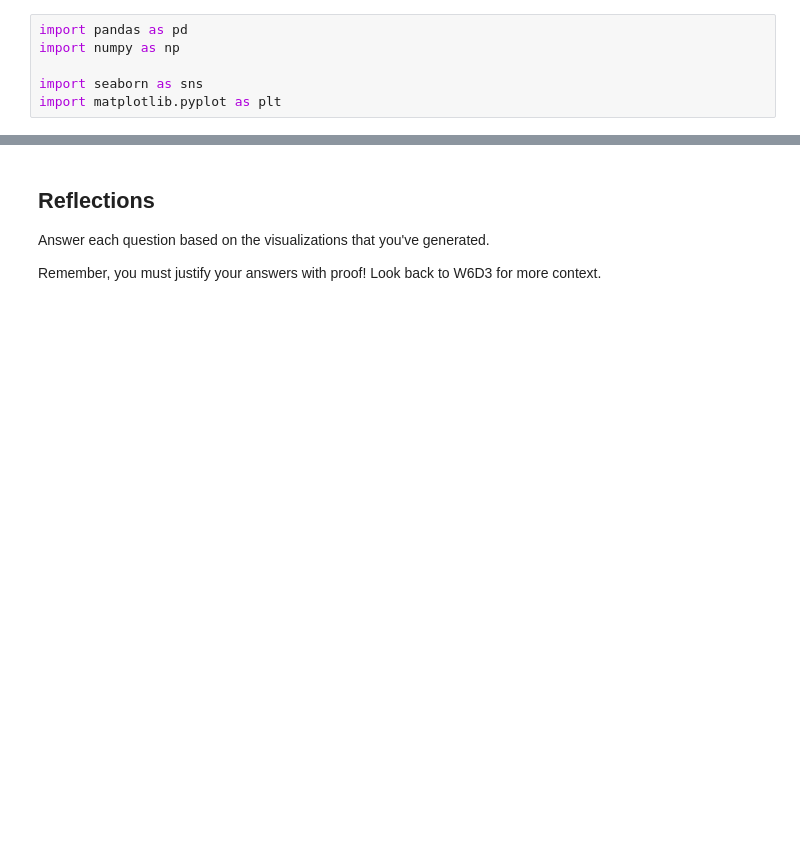
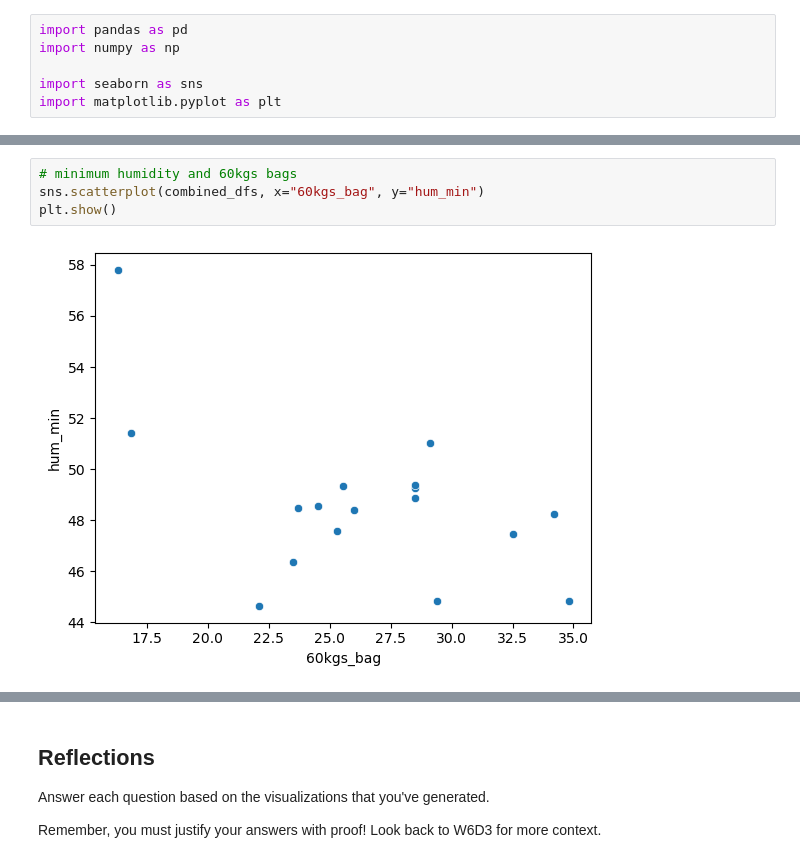
Before and after one commit to grullon-mina/Coffee-Weather-Data-Analysis, a Jupyter notebook: notebooks/analysis.ipynb, the cells around one changed output, grey strips where cells are left out. Saved outputs shown, nothing was run; the diff lists cells and outputs as text; blank space fills up the shorter version.

```diff
--- a/notebooks/analysis.ipynb
+++ b/notebooks/analysis.ipynb
@@ -38,0 +103,6 @@ all_weather =
+# %%
+# minimum humidity and 60kgs bags
+sns.scatterplot(combined_dfs, x="60kgs_bag", y="hum_min")
+plt.show()
+# %% [output]
+[figure, added]
```
Also changed, not shown: parts of 16 cells of this notebook, 1 other file.
